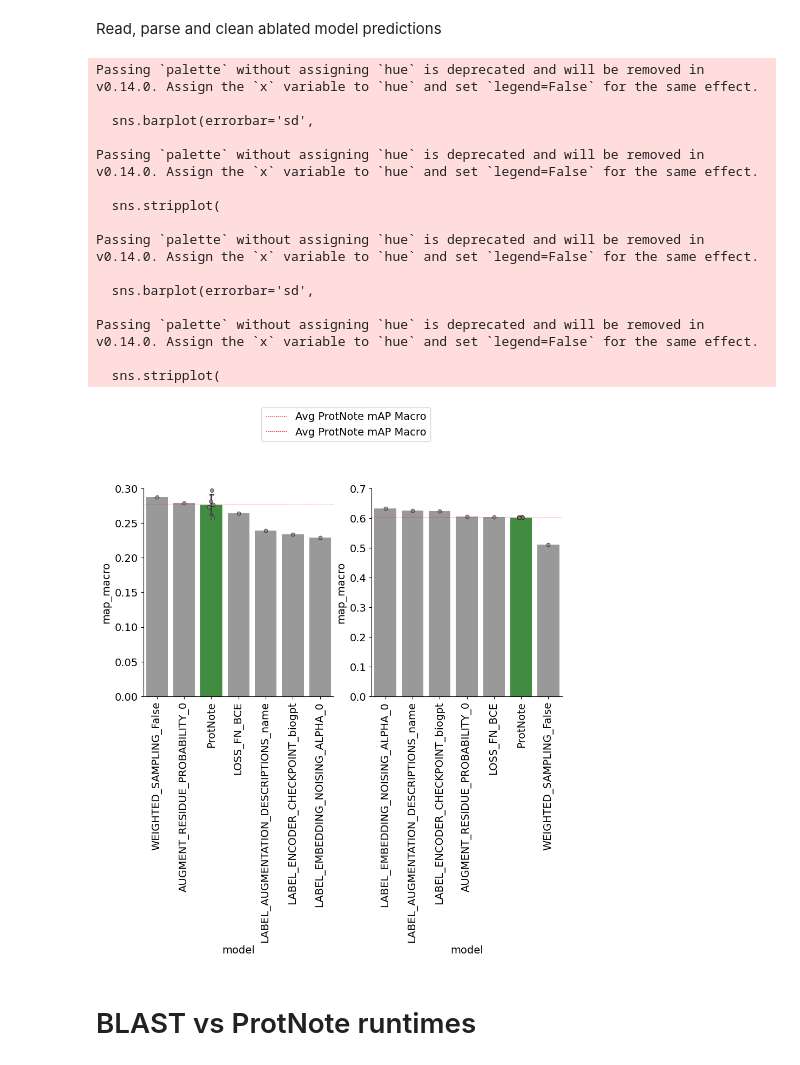
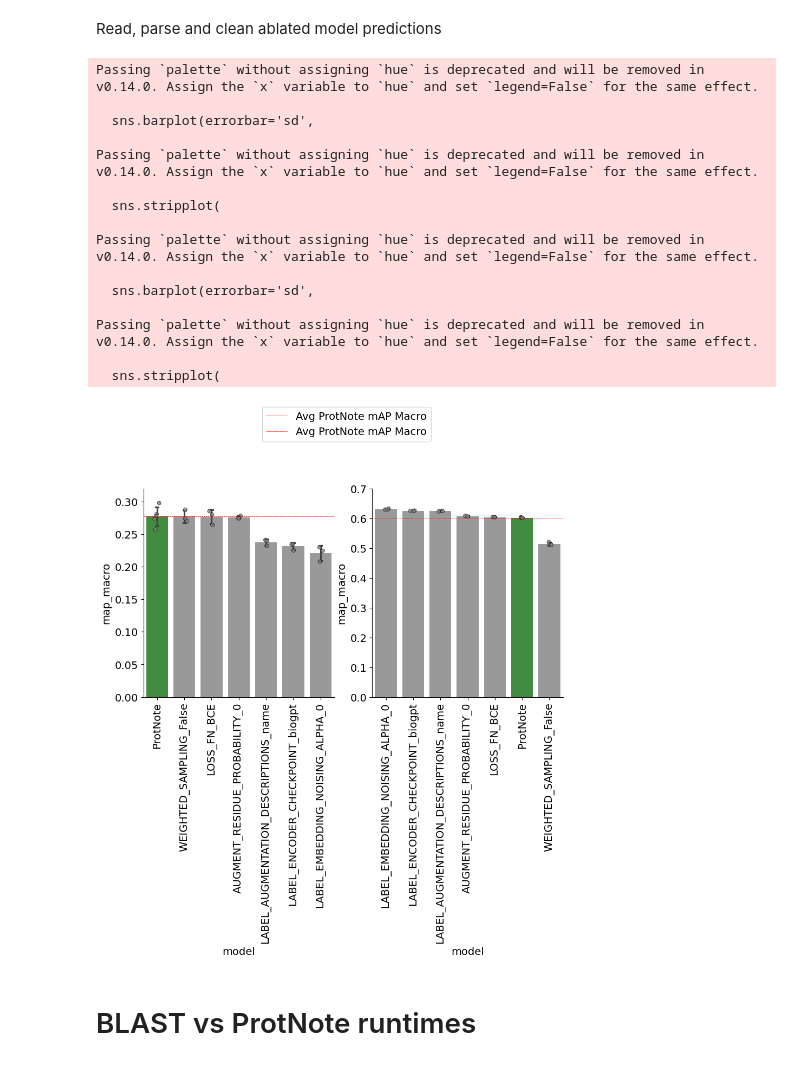
Before and after one commit to microsoft/protnote, a Jupyter notebook: notebooks/Results.ipynb, the cells around one changed output. Drawn from its saved outputs; the diff is of its cells as text; code cells hidden in the pictures.

```diff
--- a/notebooks/Results.ipynb
+++ b/notebooks/Results.ipynb
@@ -267,7 +288,7 @@ zero_shot_labels = {'TEST_DATA_PATH_ZERO_SHOT_LEAF_NODES':('Leaf Nodes',pd.read_
                     'TEST_EC_DATA_PATH_ZERO_SHOT':('EC Zero Shot',pd.read_hdf(f'../outputs/results/test_1_labels_TEST_EC_DATA_PATH_ZERO_SHOT_{model_checkpoint}.h5',key='labels_df'))
                     }
 
-zero_shot_predictions = {'Ours':{'TEST_DATA_PATH_ZERO_SHOT':[pd.read_hdf(f"../outputs/results/test_1_logits_TEST_DATA_PATH_ZERO_SHOT_seed_replicates_v9_{seed}_sum_last_epoch.h5",key='logits_df') for seed in seeds],
+zero_shot_predictions = {'ProtNote':{'TEST_DATA_PATH_ZERO_SHOT':[pd.read_hdf(f"../outputs/results/test_1_logits_TEST_DATA_PATH_ZERO_SHOT_seed_replicates_v9_{seed}_sum_last_epoch.h5",key='logits_df') for seed in seeds],
                                  'TEST_DATA_PATH_ZERO_SHOT_LEAF_NODES':[pd.read_hdf(f"../outputs/results/test_1_logits_TEST_DATA_PATH_ZERO_SHOT_LEAF_NODES_seed_replicates_v9_{seed}_sum_last_epoch.h5",key='logits_df') for seed in seeds],
                                   'TEST_EC_DATA_PATH_ZERO_SHOT':[pd.read_hdf(f"../outputs/results/test_1_logits_TEST_EC_DATA_PATH_ZERO_SHOT_seed_replicates_v9_{seed}_sum_last_epoch.h5",key='logits_df') for seed in seeds]
                                  },
@@ -610,6 +612,7 @@ t_test_results
 # %% [markdown]
 Read, parse and clean ablated model predictions
 # %%
+
 dataset_alias_to_name={'Leaf Nodes':'TEST_DATA_PATH_ZERO_SHOT_LEAF_NODES',
                         'Leaf Nodes + Inferred':'TEST_DATA_PATH_ZERO_SHOT',
                         'EC Zero Shot':'TEST_EC_DATA_PATH_ZERO_SHOT',
@@ -617,19 +620,27 @@ dataset_alias_to_name={'Leaf Nodes':'TEST_DATA_PATH_ZERO_SHOT_LEAF_NODES',
 
 test_ablations = pd.read_json('../outputs/results/final_model_ablations.json')
 test_ablations['dataset_name'] = test_ablations['name'].apply(lambda x: x.split('_2024')[0])
-test_ablations['model'] = test_ablations['name'].apply(lambda x: re.findall('SEED_42_(.+)_SEQUENCE_WEIGHT',x)[0]  if len(re.findall('SEED_42_(.+)_SEQUENCE_WEIGHT',x)) >0 else np.nan)
+test_ablations['model'] = test_ablations['name'].apply(lambda x: re.findall('seed_\d\d_ablations_OVERRIDE_(.+)_last_epoch',x)[0]  if len(re.findall('seed_\d\d_ablations_OVERRIDE_(.+)_last_epoch',x)) >0 else np.nan)
+
 
 test_ablations.dropna(inplace=True)
-ablation_order = test_ablations.query('dataset_name=="TEST_DATA_PATH_ZERO_SHOT"').sort_values(by='test_1_map_macro',ascending=False)['model'].tolist()
+ablation_order = test_ablations.query(
+    'dataset_name=="TEST_DATA_PATH_ZERO_SHOT_LEAF_NODES"'
+).groupby(
+    'model'
+).mean().sort_values(
+    by='test_1_map_macro',
+    ascending=False
+).index.tolist()
 
 test_ablations['model'] = test_ablations['model'].astype("category")
 test_ablations['model'] = test_ablations['model'].cat.set_categories(ablation_order)
 test_ablations.columns = [i.replace('test_1_','') for i in test_ablations.columns]
 
 protnote_perfs = []
-for perf_df in [go_zs_final_metrics_df,ec_zs_final_metrics_df,supervised_final_metrics_df]:
+for perf_df in [go_zs_final_metrics_df,supervised_final_metrics_df]:
     temp = perf_df.query(
-        'model=="Ours"'
+        'model=="ProtNote"'
     )['All'].reset_index(
     ).replace(
         dataset_alias_to_name
@@ -696,35 +707,35 @@ for idx,dataset_name in enumerate(["TEST_DATA_PATH_ZERO_SHOT_LEAF_NODES","VAL_DA
                 linestyle='--',
                 linewidth=0.5,
                 zorder=3,
                 label='Avg ProtNote mAP Macro'
                 )
 
-    ylim= (0,0.3) if dataset_name == "TEST_DATA_PATH_ZERO_SHOT_LEAF_NODES" else (0,0.7)
+    ylim= (0,0.32) if dataset_name == "TEST_DATA_PATH_ZERO_SHOT_LEAF_NODES" else (0,0.7)
     axes[idx].set_ylim(*ylim)
     axes[idx].tick_params(axis='x', rotation=90)
 
 sns.despine()
 # fig.legend()
 fig.legend(markerscale=1, bbox_to_anchor=(0.5, 1.2), loc='upper center')
 save_fig('../outputs/figures/ablations')
 plt.show()
 # %% [output]
 Passing `palette` without assigning `hue` is deprecated and will be removed in v0.14.0. Assign the `x` variable to `hue` and set `legend=False` for the same effect.
 
   sns.barplot(errorbar='sd',
 
 Passing `palette` without assigning `hue` is deprecated and will be removed in v0.14.0. Assign the `x` variable to `hue` and set `legend=False` for the same effect.
 
   sns.stripplot(
 
 Passing `palette` without assigning `hue` is deprecated and will be removed in v0.14.0. Assign the `x` variable to `hue` and set `legend=False` for the same effect.
 
   sns.barplot(errorbar='sd',
 
 Passing `palette` without assigning `hue` is deprecated and will be removed in v0.14.0. Assign the `x` variable to `hue` and set `legend=False` for the same effect.
 
   sns.stripplot(
-[figure, old version]
+[figure, new version]
 # %% [markdown]
 # BLAST vs ProtNote runtimes
 # %%
```
Also changed, not shown: parts of 8 cells of this notebook, 51 other files.
